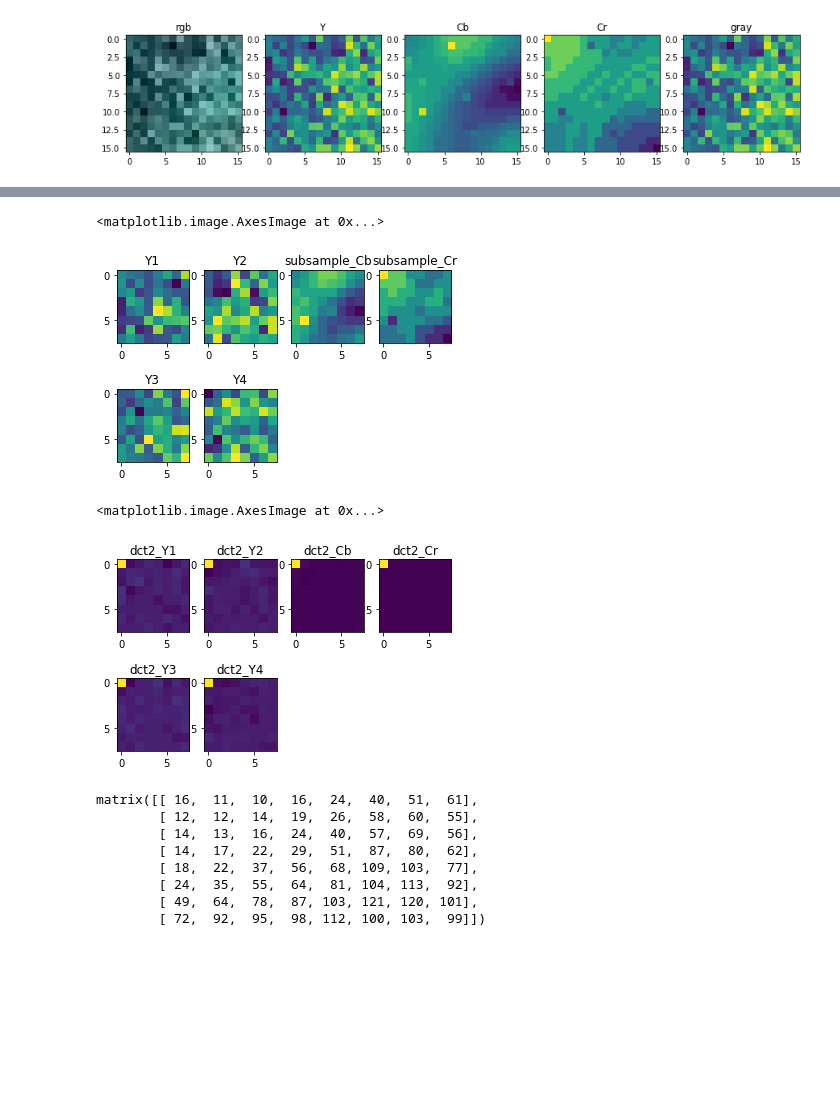
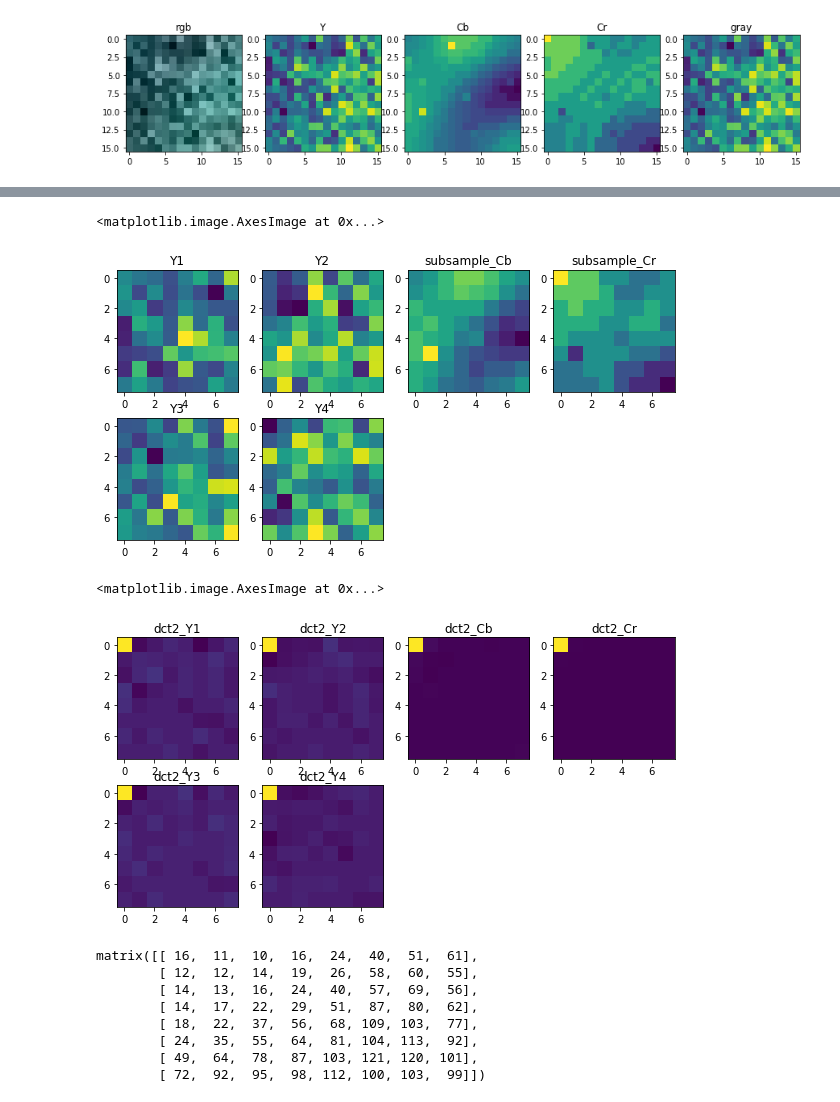
Before and after one commit to markshibu/Video-Encoder-Decoder, a Jupyter notebook: markshi/forked.ipynb, the cells around one changed output, grey strips where cells are left out. Drawn from its saved outputs; the diff is of its cells as text; code cells hidden in the pictures; blank space fills up the shorter version.

```diff
--- a/markshi/forked.ipynb
+++ b/markshi/forked.ipynb
@@ -136,25 +121,26 @@ plt.imshow(subsample_Cr)
 # %%
+plt.figure(figsize=(10,5))
 plt.subplot(241)
 plt.title('Y1')
 plt.imshow(Y1)
 plt.subplot(242)
 plt.title('Y2')
 plt.imshow(Y2)
 plt.subplot(243)
 plt.title('subsample_Cb')
 plt.imshow(subsample_Cb)
 plt.subplot(244)
 plt.title('subsample_Cr')
 plt.imshow(subsample_Cr)
 plt.subplot(245)
 plt.title('Y3')
 plt.imshow(Y3)
 plt.subplot(246)
 plt.title('Y4')
 plt.imshow(Y4)
 # %% [output]
 <matplotlib.image.AxesImage at 0x...>
-[figure, old version]
+[figure, new version]
 # %%
 dct2_Y1 = dct2(Y1)
 dct2_Y2 = dct2(Y2)
@@ -163,6 +149,7 @@ dct2_Y4 = dct2(Y4)
 dct2_Cb = dct2(subsample_Cb)
 dct2_Cr = dct2(subsample_Cr)
 # %%
+plt.figure(figsize=(10,5))
 plt.subplot(241)
 plt.title('dct2_Y1')
 plt.imshow(dct2_Y1)
@@ -183,7 +170,7 @@ plt.title('dct2_Y4')
 plt.imshow(dct2_Y4)
 # %% [output]
 <matplotlib.image.AxesImage at 0x...>
-[figure, old version]
+[figure, new version]
 # %%
 # Define quantization matrix
 # Source: https://en.wikipedia.org/wiki/MPEG-1#Quantization
```
Also changed, not shown: parts of 14 cells of this notebook.
